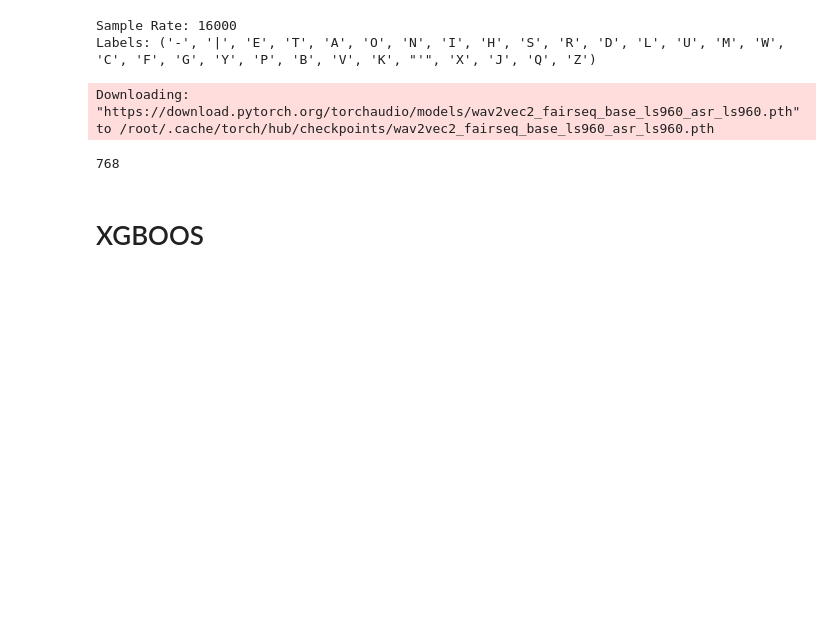
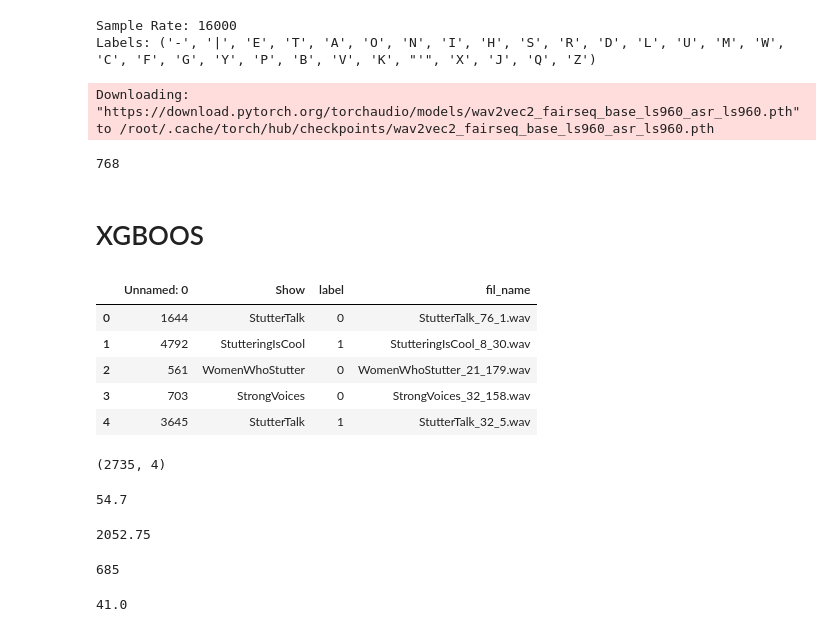
Before and after one commit to rithvik1121/DysCover, a Jupyter notebook: Backend/Models/stutter_detection_training.ipynb, the cells around one changed output. Saved outputs shown, nothing was run; the diff lists cells and outputs as text; code cells hidden in the pictures; blank space fills up the shorter version.

```diff
--- a/Backend/Models/stutter_detection_training.ipynb
+++ b/Backend/Models/stutter_detection_training.ipynb
@@ -396,3 +396,34 @@ log_mel_spectrogram = librosa.power_to_db(mel_spectrogram)
 
 # Flatten the spectrogram to create a feature vector
 features = log_mel_spectrogram.flatten()
+# %%
+norm_df = pd.read_csv('../data/normalized_data.csv')
+# %%
+norm_df.head()
+# %% [output]
+|  | Unnamed: 0 | Show | label | fil_name |
+| 0 | 1644 | StutterTalk | 0 | StutterTalk_76_1.wav |
+| 1 | 4792 | StutteringIsCool | 1 | StutteringIsCool_8_30.wav |
+| 2 | 561 | WomenWhoStutter | 0 | WomenWhoStutter_21_179.wav |
+| 3 | 703 | StrongVoices | 0 | StrongVoices_32_158.wav |
+| 4 | 3645 | StutterTalk | 1 | StutterTalk_32_5.wav |
+# %%
+norm_df.shape
+# %% [output]
+(2735, 4)
+# %%
+2735/50
+# %% [output]
+54.7
+# %%
+2737*.75
+# %% [output]
+2052.75
+# %%
+2735-2050
+# %% [output]
+685
+# %%
+2050/50
+# %% [output]
+41.0
```
Also changed, not shown: parts of 30 cells of this notebook, 13 other files.
